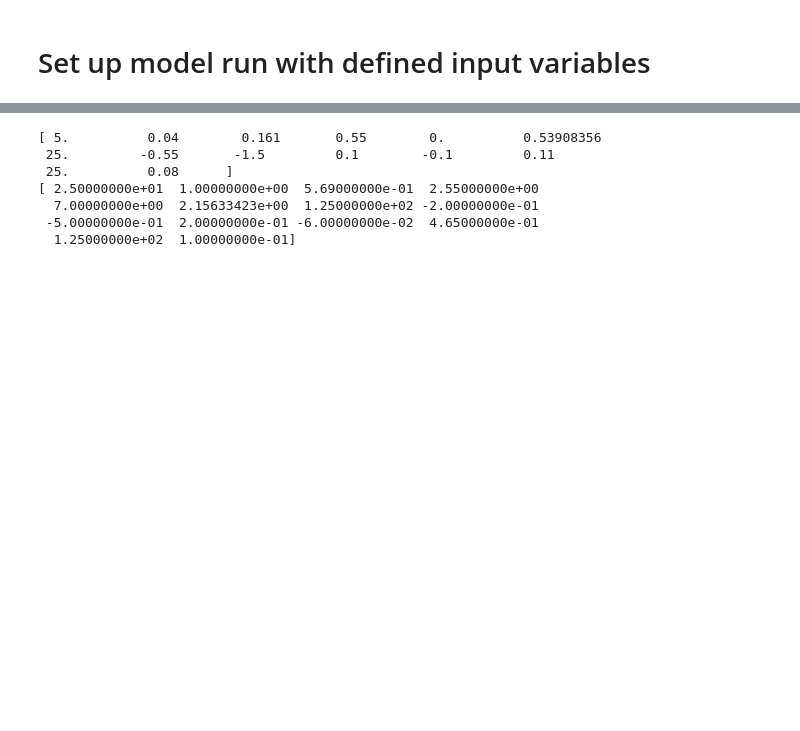
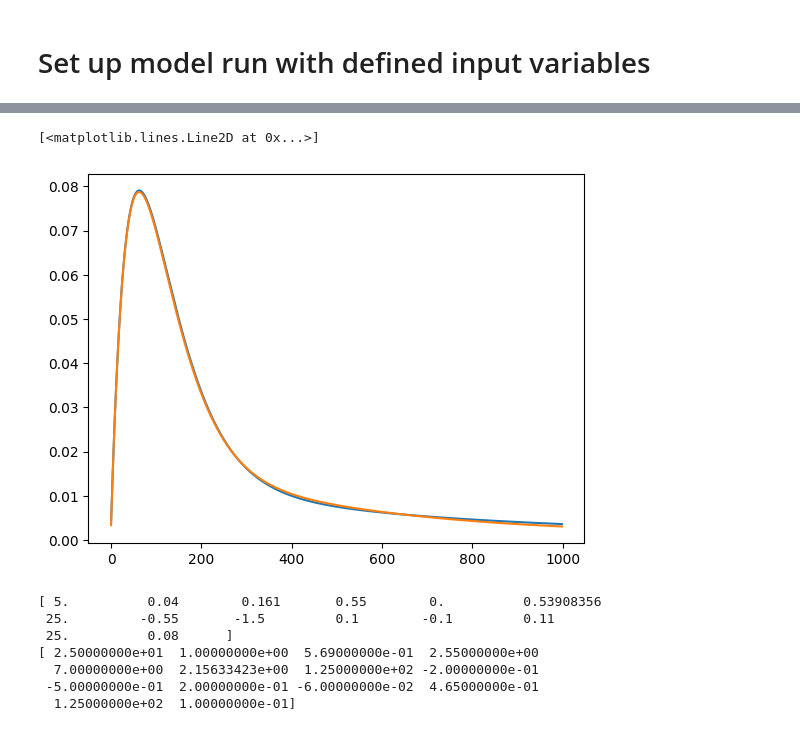
Before and after one commit to ciceroOslo/ciceroscm, a Jupyter notebook: notebooks/calibration pipeline/1 - run parallel PPE.ipynb, the cells around one changed output, grey strips where cells are left out. Saved outputs shown, nothing was run; the diff lists cells and outputs as text; code cells hidden in the pictures; blank space fills up the shorter version.

```diff
--- a/notebooks/calibration pipeline/1 - run parallel PPE.ipynb
+++ b/notebooks/calibration pipeline/1 - run parallel PPE.ipynb
@@ -181,3 +182,15 @@ testconfig.ordering
+# %%
+b=rb_function(np.arange(1,1000))
+c=rb_function2(np.arange(1,1000))
+plt.plot(b)
+
+plt.plot(c)
+
+
+#plt.plot(np.cumsum(c))
+# %% [output]
+[<matplotlib.lines.Line2D at 0x...>]
+[figure, added]
 # %%
 # NBVAL_IGNORE_OUTPUT
 scen = 'test'
```
Also changed, not shown: parts of 7 cells of this notebook, 2 other files.
